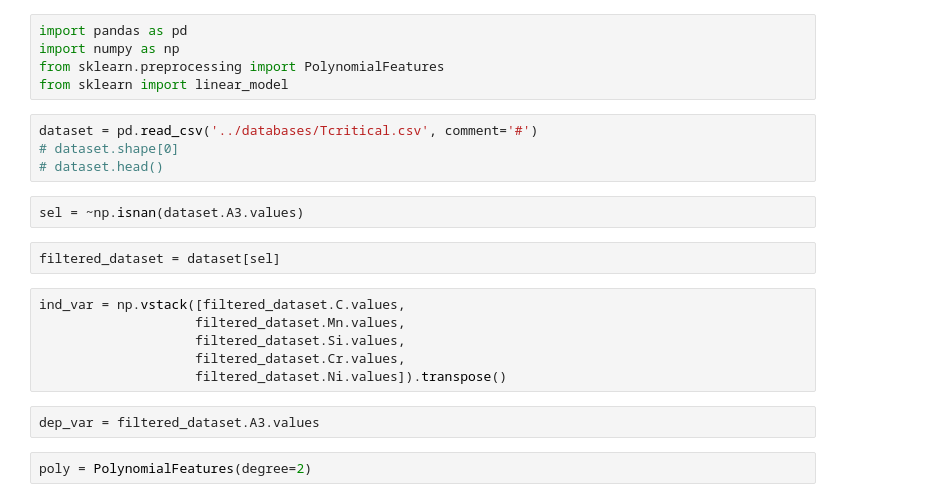
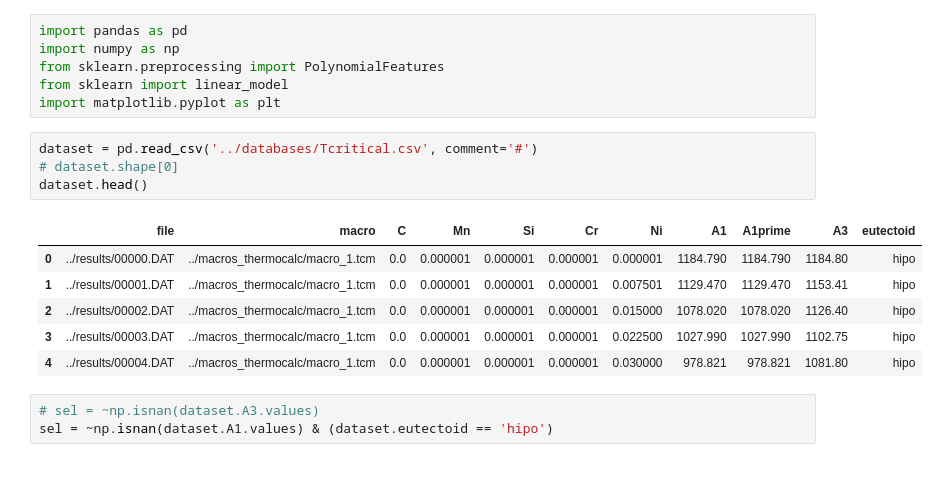
Before and after one commit to paula-aribeiro/senior-thesis, a Jupyter notebook: sklearn_tests/Tcritical_polynomial_regression.ipynb, the cells around one changed output. Drawn from its saved outputs; the diff is of its cells as text; blank space fills up the shorter version.

```diff
--- a/sklearn_tests/Tcritical_polynomial_regression.ipynb
+++ b/sklearn_tests/Tcritical_polynomial_regression.ipynb
@@ -3,21 +3,18 @@ import pandas as pd
 import numpy as np
 from sklearn.preprocessing import PolynomialFeatures
 from sklearn import linear_model
+import matplotlib.pyplot as plt
 # %%
 dataset = pd.read_csv('../databases/Tcritical.csv', comment='#')
 # dataset.shape[0]
-# dataset.head()
+dataset.head()
+# %% [output]
+|  | file | macro | C | Mn | Si | Cr | Ni | A1 | A1prime | A3 | eutectoid |
+| 0 | ../results/00000.DAT | ../macros_thermocalc/macro_1.tcm | 0.0 | 0.000001 | 0.000001 | 0.000001 | 0.000001 | 1184.790 | 1184.790 | 1184.80 | hipo |
+| 1 | ../results/00001.DAT | ../macros_thermocalc/macro_1.tcm | 0.0 | 0.000001 | 0.000001 | 0.000001 | 0.007501 | 1129.470 | 1129.470 | 1153.41 | hipo |
+| 2 | ../results/00002.DAT | ../macros_thermocalc/macro_1.tcm | 0.0 | 0.000001 | 0.000001 | 0.000001 | 0.015000 | 1078.020 | 1078.020 | 1126.40 | hipo |
+| 3 | ../results/00003.DAT | ../macros_thermocalc/macro_1.tcm | 0.0 | 0.000001 | 0.000001 | 0.000001 | 0.022500 | 1027.990 | 1027.990 | 1102.75 | hipo |
+| 4 | ../results/00004.DAT | ../macros_thermocalc/macro_1.tcm | 0.0 | 0.000001 | 0.000001 | 0.000001 | 0.030000 | 978.821 | 978.821 | 1081.80 | hipo |
 # %%
-sel = ~np.isnan(dataset.A3.values)
+# sel = ~np.isnan(dataset.A3.values)
+sel = ~np.isnan(dataset.A1.values) & (dataset.eutectoid == 'hipo')
-# %%
-filtered_dataset = dataset[sel]
-# %%
-ind_var = np.vstack([filtered_dataset.C.values,
-                    filtered_dataset.Mn.values,
-                    filtered_dataset.Si.values,
-                    filtered_dataset.Cr.values,
-                    filtered_dataset.Ni.values]).transpose()
-# %%
-dep_var = filtered_dataset.A3.values
-# %%
-poly = PolynomialFeatures(degree=2)
```
Also changed, not shown: parts of 7 cells of this notebook.
